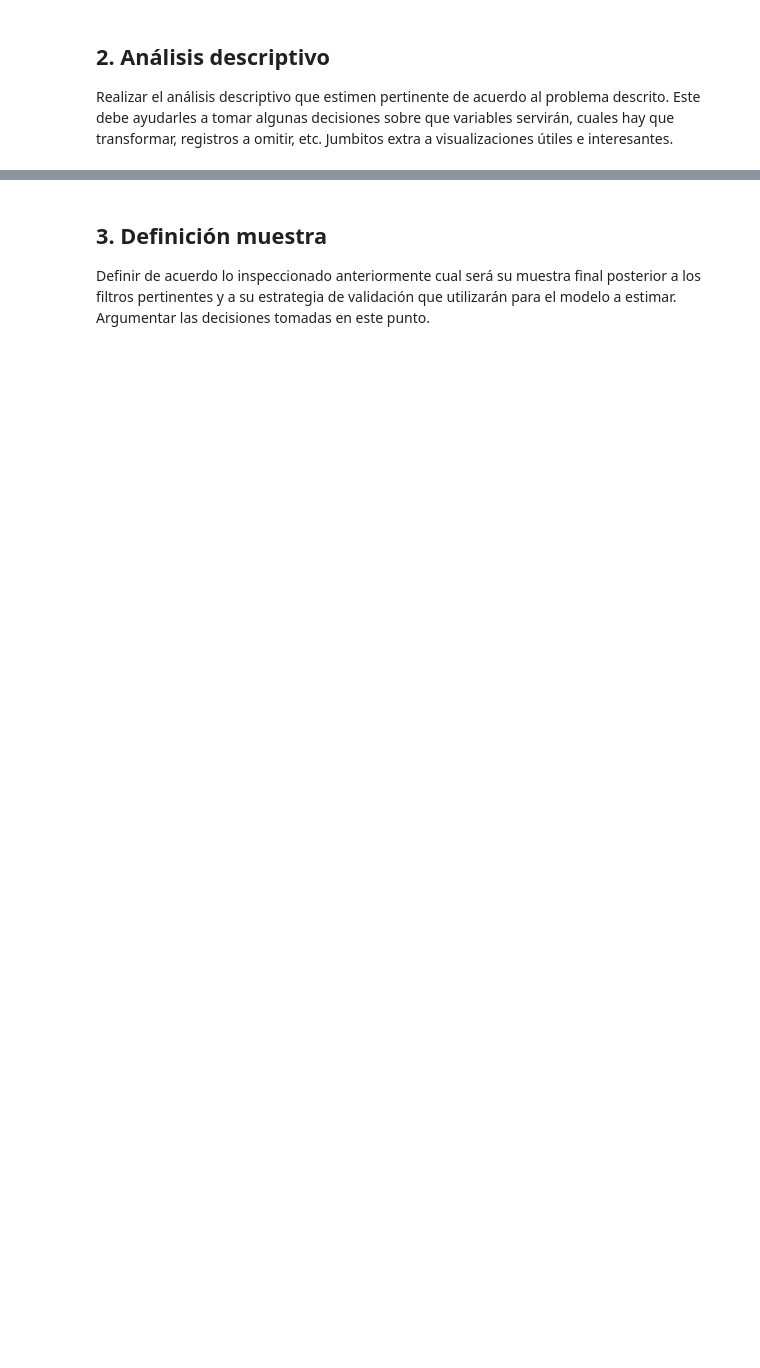
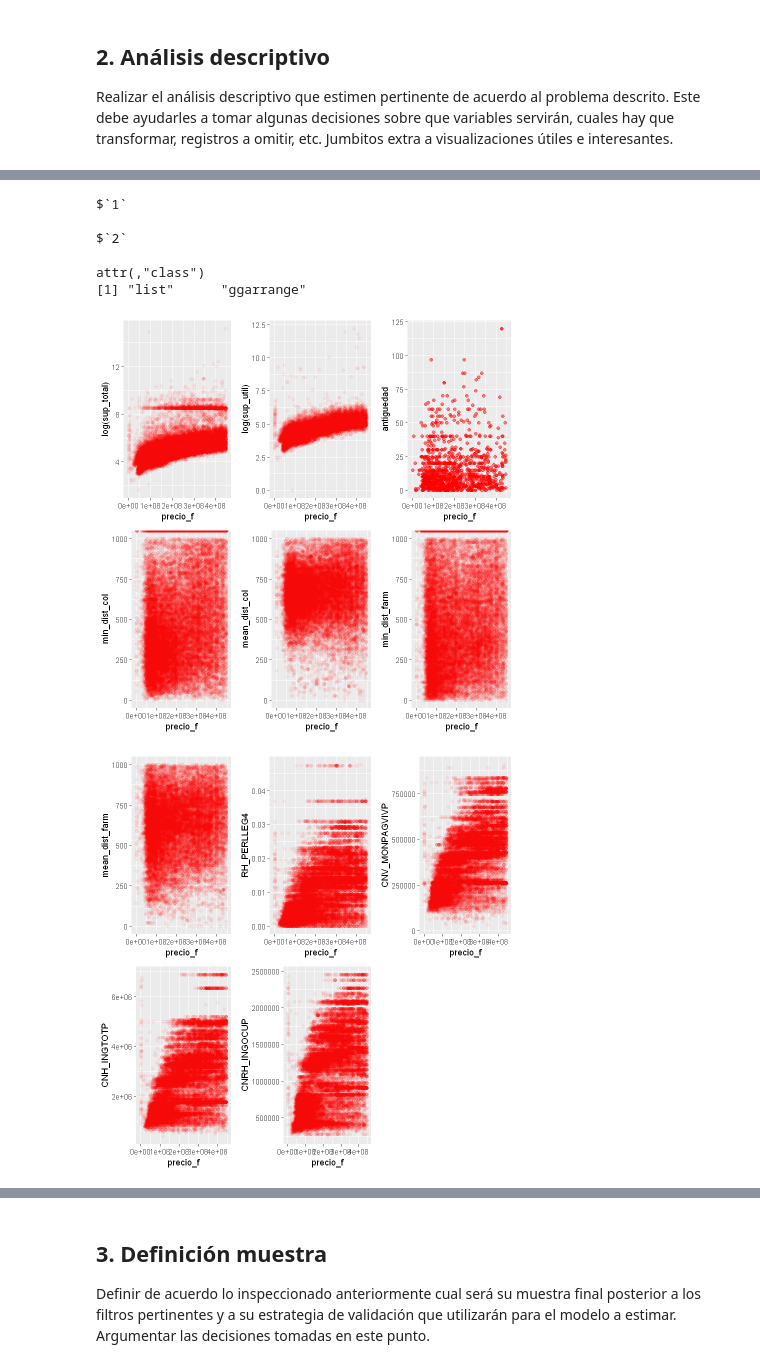
Before and after one commit to catalinavillamil/prueba_r, a Jupyter notebook: Prueba R.ipynb, the cells around one changed output, grey strips where cells are left out. Saved outputs shown, nothing was run; the diff lists cells and outputs as text; code cells hidden in the pictures; blank space fills up the shorter version.

```diff
--- a/Prueba R.ipynb
+++ b/Prueba R.ipynb
@@ -131,0 +211,25 @@ p
+# %%
+g1 = ggplot(datos, aes(x=precio_f, y=log(sup_total) )) + geom_point(alpha= 0.05,color="red")
+g2 = ggplot(datos, aes(x=precio_f, y=log(sup_util))) + geom_point(alpha= 0.05,color="red")
+g5 = ggplot(datos, aes(x=precio_f, y=antiguedad )) + geom_point(alpha= 0.5,color="red")
+g7 = ggplot(datos, aes(x=precio_f, y=min_dist_col )) + geom_point(alpha= 0.05,color="red")
+g9 = ggplot(datos, aes(x=precio_f, y=mean_dist_col )) + geom_point(alpha= 0.05,color="red")
+g10 = ggplot(datos, aes(x=precio_f, y=min_dist_farm )) + geom_point(alpha= 0.05,color="red")
+g12 = ggplot(datos, aes(x=precio_f, y=mean_dist_farm )) + geom_point(alpha= 0.05,color="red")
+g13 = ggplot(datos, aes(x=precio_f, y=RH_PERLLEG4 )) + geom_point(alpha= 0.05,color="red")
+g14 = ggplot(datos, aes(x=precio_f, y=CNV_MONPAGVIVP )) + geom_point(alpha= 0.05,color="red")
+g15 = ggplot(datos, aes(x=precio_f, y=CNH_INGTOTP )) + geom_point(alpha= 0.05,color="red")
+g16 = ggplot(datos, aes(x=precio_f, y=CNRH_INGOCUP )) + geom_point(alpha= 0.05,color="red")
+
+ggarrange(g1,g2,g5,g7,g9,g10,g12,g13,g14,g15,g16,
+          ncol = 3 , nrow= 2
+          )
+# %% [output]
+$`1`
+
+$`2`
+
+attr(,"class")
+[1] "list"      "ggarrange"
+[figure, added]
+[figure, added]
```
Also changed, not shown: parts of 42 cells of this notebook, 1 other file.
